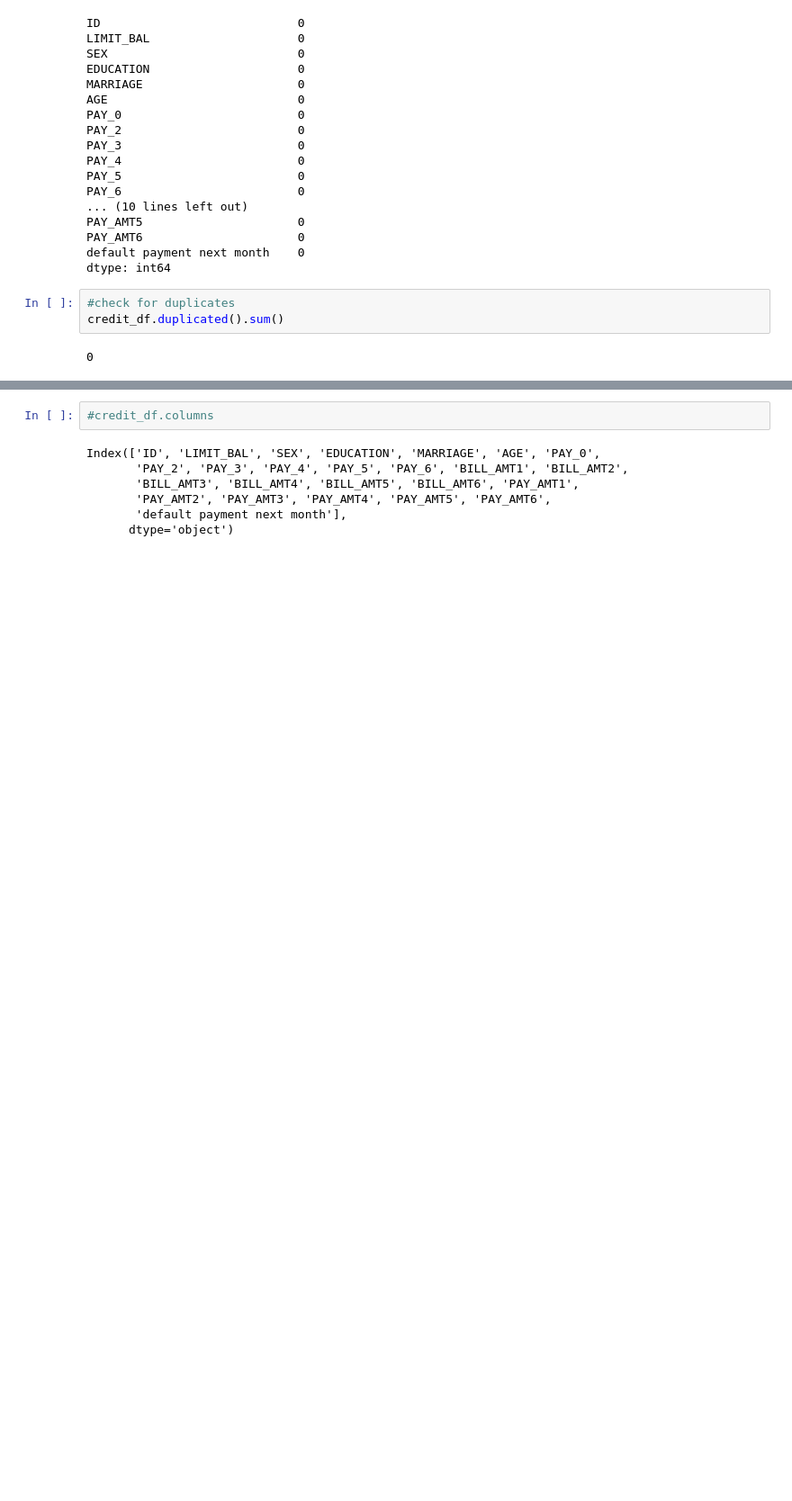
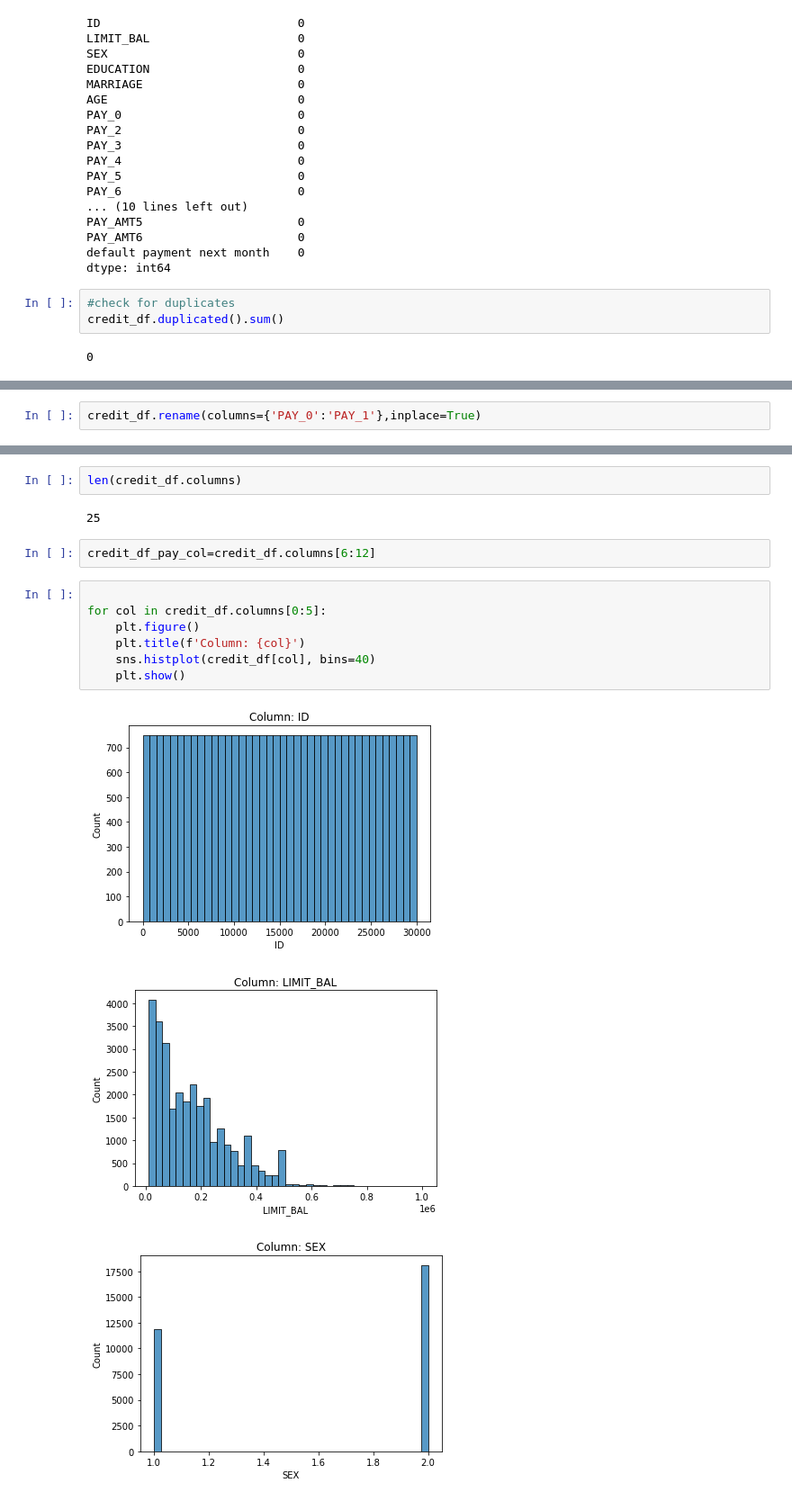
Before and after one commit to apayal/capstone_project, a Jupyter notebook: _notebooks/2022-07-01-eda.ipynb, the cells around one changed output, grey strips where cells are left out. Shown at 90% size. Saved outputs shown, nothing was run; the diff lists cells and outputs as text; blank space fills up the shorter version.

```diff
--- a/_notebooks/2022-07-01-eda.ipynb
+++ b/_notebooks/2022-07-01-eda.ipynb
@@ -81,0 +116,2 @@ credit_df.duplicated().sum()
+# %%
+credit_df.rename(columns={'PAY_0':'PAY_1'},inplace=True)
@@ -82,9 +210,17 @@ credit_df.duplicated().sum()
 # %%
-#credit_df.columns
+len(credit_df.columns)
 # %% [output]
-Index(['ID', 'LIMIT_BAL', 'SEX', 'EDUCATION', 'MARRIAGE', 'AGE', 'PAY_0',
-       'PAY_2', 'PAY_3', 'PAY_4', 'PAY_5', 'PAY_6', 'BILL_AMT1', 'BILL_AMT2',
-       'BILL_AMT3', 'BILL_AMT4', 'BILL_AMT5', 'BILL_AMT6', 'PAY_AMT1',
-       'PAY_AMT2', 'PAY_AMT3', 'PAY_AMT4', 'PAY_AMT5', 'PAY_AMT6',
-       'default payment next month'],
-      dtype='object')
+25
+# %%
+credit_df_pay_col=credit_df.columns[6:12]
+# %%
+
+for col in credit_df.columns[0:5]:
+    plt.figure()
+    plt.title(f'Column: {col}')
+    sns.histplot(credit_df[col], bins=40)
+    plt.show()
+# %% [output]
+[figure, added]
+[figure, added]
+[figure, added]
```
Also changed, not shown: parts of 63 cells of this notebook, 4 other files.
